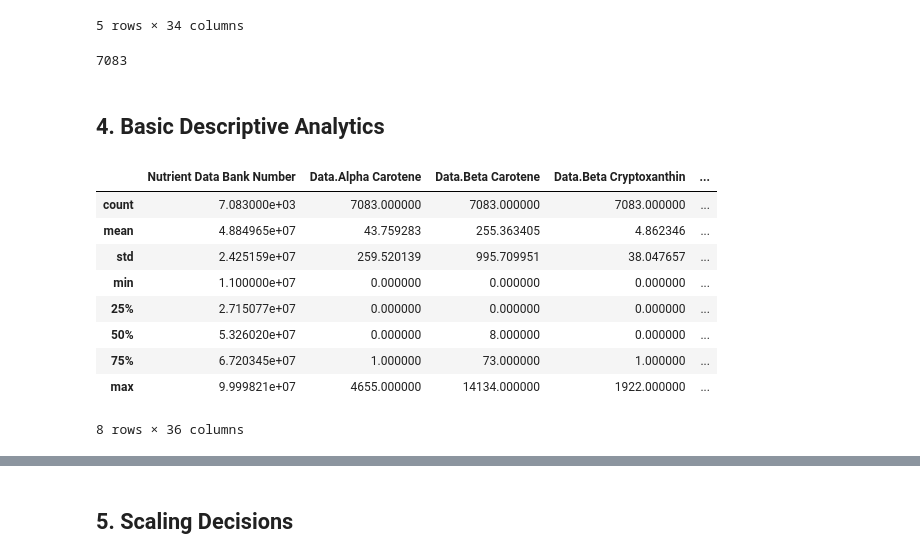
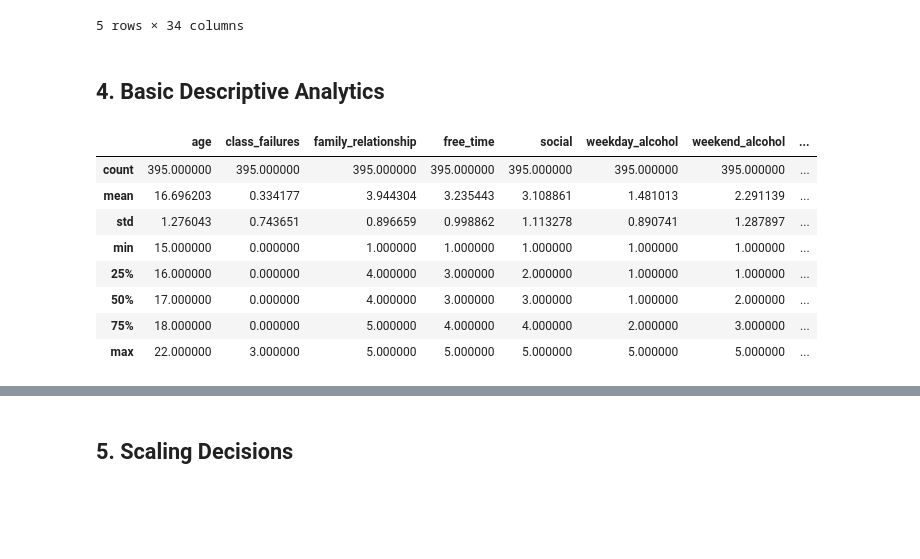
Before and after one commit to agrigortsuk/stat437project, a Jupyter notebook: project_template.ipynb, the cells around one changed output, grey strips where cells are left out. Cells and saved outputs as stored; diff of their text form; code cells hidden in the pictures; blank space fills up the shorter version.

```diff
--- a/project_template.ipynb
+++ b/project_template.ipynb
@@ -37,31 +37,26 @@ df.head()
 | 3 | 4 | GP | F | 15 | Urban | Greater than 3 | Living together | higher education | ... |
 | 4 | 5 | GP | F | 16 | Urban | Greater than 3 | Living together | secondary education | ... |
 5 rows × 34 columns
-# %%
-filtered_df = df[(df["Category"].str.contains("oil"))]
-len(df)
-# %% [output]
-7083
 # %% [markdown]
 ## 4. Basic Descriptive Analytics
 # %%
 #seperate numerical data
 df_num = df.select_dtypes(include = ['float64', 'int64'])
-df_num.head()
+#remove "student_id" column
+df_num = df_num.drop(['student_id'], axis=1)
 
 #summary of the numerical data
 df_num.describe()
 # %% [output]
-|  | Nutrient Data Bank Number | Data.Alpha Carotene | Data.Beta Carotene | Data.Beta Cryptoxanthin | ... |
-| count | 7.083000e+03 | 7083.000000 | 7083.000000 | 7083.000000 | ... |
-| mean | 4.884965e+07 | 43.759283 | 255.363405 | 4.862346 | ... |
-| std | 2.425159e+07 | 259.520139 | 995.709951 | 38.047657 | ... |
-| min | 1.100000e+07 | 0.000000 | 0.000000 | 0.000000 | ... |
-| 25% | 2.715077e+07 | 0.000000 | 0.000000 | 0.000000 | ... |
-| 50% | 5.326020e+07 | 0.000000 | 8.000000 | 0.000000 | ... |
-| 75% | 6.720345e+07 | 1.000000 | 73.000000 | 1.000000 | ... |
-| max | 9.999821e+07 | 4655.000000 | 14134.000000 | 1922.000000 | ... |
+|  | age | class_failures | family_relationship | free_time | social | weekday_alcohol | weekend_alcohol | ... |
+| count | 395.000000 | 395.000000 | 395.000000 | 395.000000 | 395.000000 | 395.000000 | 395.000000 | ... |
+| mean | 16.696203 | 0.334177 | 3.944304 | 3.235443 | 3.108861 | 1.481013 | 2.291139 | ... |
+| std | 1.276043 | 0.743651 | 0.896659 | 0.998862 | 1.113278 | 0.890741 | 1.287897 | ... |
+| min | 15.000000 | 0.000000 | 1.000000 | 1.000000 | 1.000000 | 1.000000 | 1.000000 | ... |
+| 25% | 16.000000 | 0.000000 | 4.000000 | 3.000000 | 2.000000 | 1.000000 | 1.000000 | ... |
+| 50% | 17.000000 | 0.000000 | 4.000000 | 3.000000 | 3.000000 | 1.000000 | 2.000000 | ... |
+| 75% | 18.000000 | 0.000000 | 5.000000 | 4.000000 | 4.000000 | 2.000000 | 3.000000 | ... |
+| max | 22.000000 | 3.000000 | 5.000000 | 5.000000 | 5.000000 | 5.000000 | 5.000000 | ... |
-8 rows × 36 columns
 # %%
 #seperate the categorical data
 df_cat = df.select_dtypes(include = ['object'])
```
Also changed, not shown: parts of 8 cells of this notebook.
